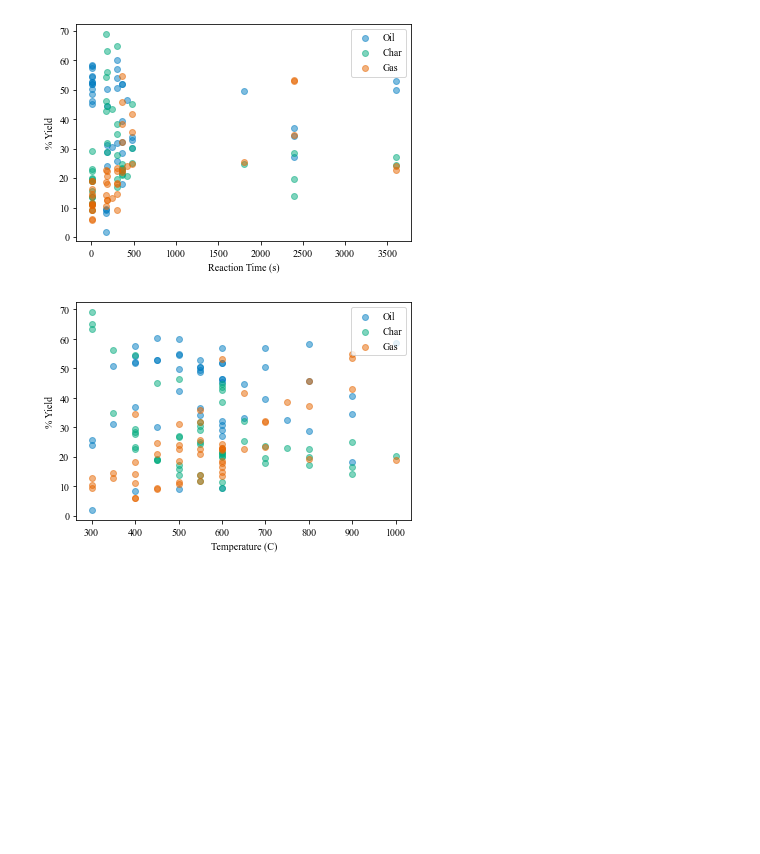
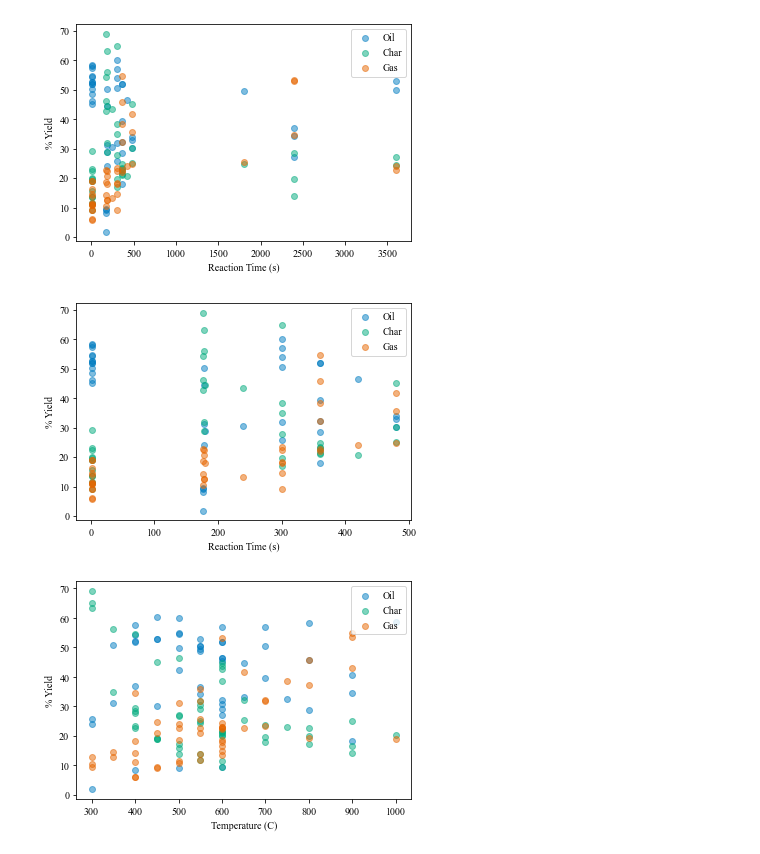
Before and after one commit to ECRL/publication_procedures, a Jupyter notebook: product_yields/plot_relationships_tr.ipynb, the cells around one changed output. Saved outputs shown, nothing was run; the diff lists cells and outputs as text; code cells hidden in the pictures; blank space fills up the shorter version.

Commit message:
Update to plot (TR reaction time, 0-500 sec)

```diff
--- a/product_yields/plot_relationships_tr.ipynb
+++ b/product_yields/plot_relationships_tr.ipynb
@@ -47,6 +47,23 @@ plt.savefig('_plots/inp_tar/tubular_reactor/reaction_time.png')
 plt.show()
 # %% [output]
 [figure]
+# %%
+# Reaction Time (s), 0-500
+
+t_reaction, oil, char, gas = get_yields(rows, 'Reaction Time (s)', 550)
+
+plt.clf()
+plt.rcParams['font.family'] = 'Times New Roman'
+plt.xlabel('Reaction Time (s)')
+plt.ylabel('% Yield')
+plt.scatter(t_reaction, oil, color=(0, 114/235, 178/235), label='Oil', alpha=0.5)
+plt.scatter(t_reaction, char, color=(0, 158/235, 115/235), label='Char', alpha=0.5)
+plt.scatter(t_reaction, gas, color=(213/235, 94/235, 0), label='Gas', alpha=0.5)
+plt.legend(loc='upper right')
+plt.savefig('_plots/inp_tar/tubular_reactor/reaction_time_0_500.png')
+plt.show()
+# %% [output]
+[figure, added]
 # %%
 # Temperature (C)
 
```
Also changed, not shown: 1 other file.
